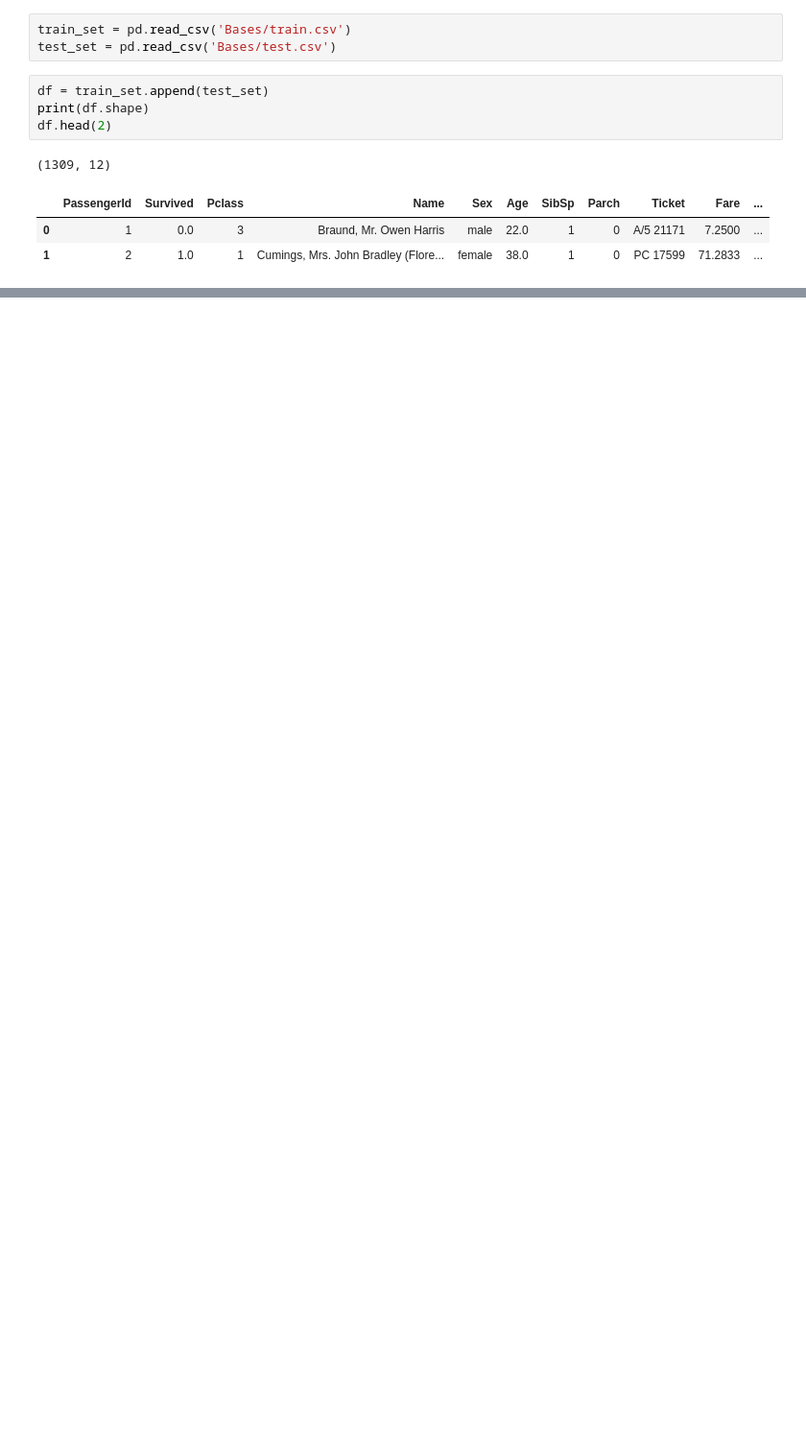
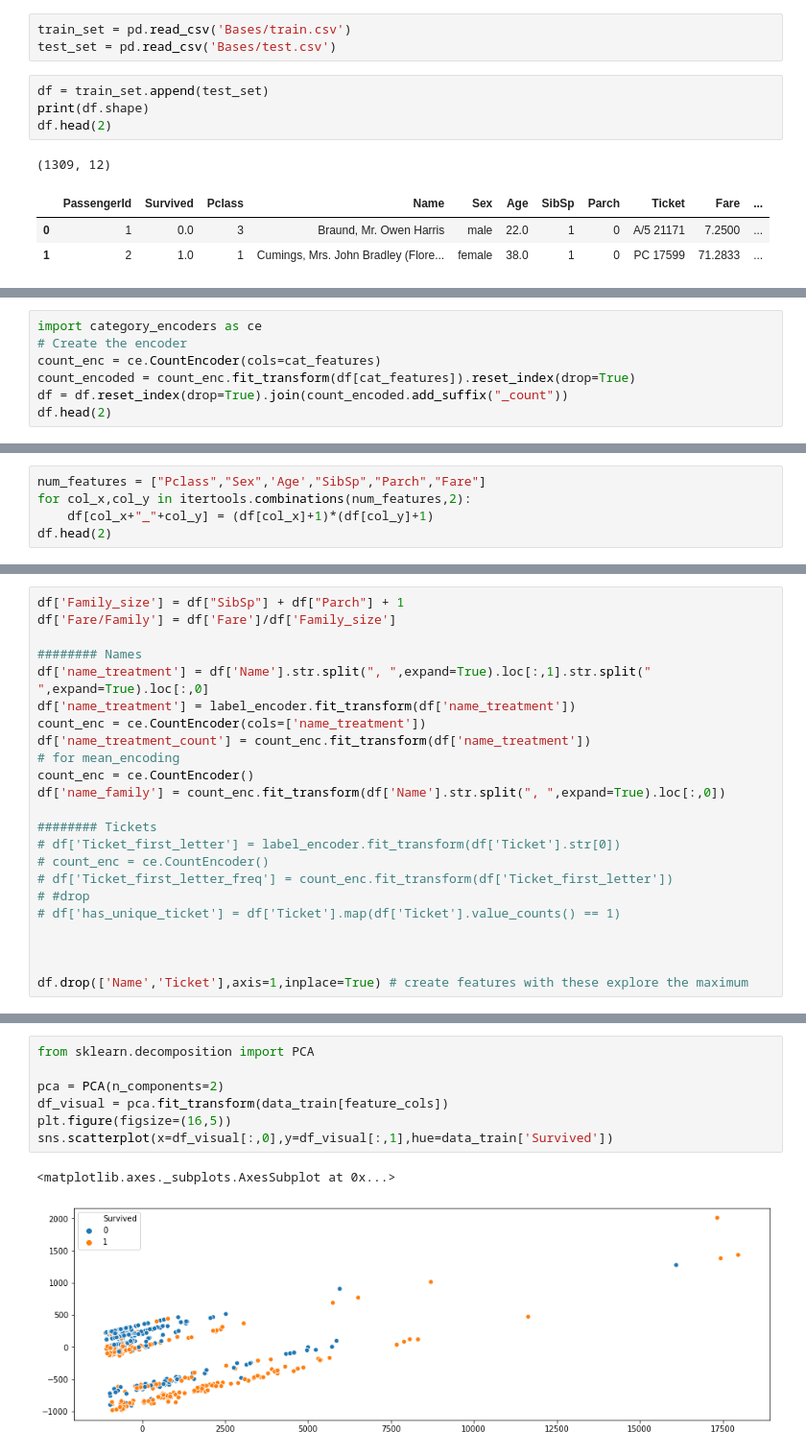
Before and after one commit to kisukegremory/Kaggle-Titanic, a Jupyter notebook: LightGBM - Kaggle Course Feature Engineering.ipynb, the cells around one changed output, grey strips where cells are left out. Shown: that part at 96% size. Drawn from its saved outputs; the diff is of its cells as text; blank space fills up the shorter version.

```diff
--- a/LightGBM - Kaggle Course Feature Engineering.ipynb
+++ b/LightGBM - Kaggle Course Feature Engineering.ipynb
@@ -51,0 +70,7 @@ df.head(2)
+# %%
+import category_encoders as ce
+# Create the encoder
+count_enc = ce.CountEncoder(cols=cat_features)
+count_encoded = count_enc.fit_transform(df[cat_features]).reset_index(drop=True)
+df = df.reset_index(drop=True).join(count_encoded.add_suffix("_count"))
+df.head(2)
@@ -51,0 +85,5 @@ df.head(2)
+# %%
+num_features = ["Pclass","Sex",'Age',"SibSp","Parch","Fare"]
+for col_x,col_y in itertools.combinations(num_features,2):
+    df[col_x+"_"+col_y] = (df[col_x]+1)*(df[col_y]+1)
+df.head(2)
@@ -51,0 +95,23 @@ df.head(2)
+# %%
+df['Family_size'] = df["SibSp"] + df["Parch"] + 1
+df['Fare/Family'] = df['Fare']/df['Family_size']
+
+######## Names
+df['name_treatment'] = df['Name'].str.split(", ",expand=True).loc[:,1].str.split(" ",expand=True).loc[:,0]
+df['name_treatment'] = label_encoder.fit_transform(df['name_treatment'])
+count_enc = ce.CountEncoder(cols=['name_treatment'])
+df['name_treatment_count'] = count_enc.fit_transform(df['name_treatment'])
+# for mean_encoding
+count_enc = ce.CountEncoder()
+df['name_family'] = count_enc.fit_transform(df['Name'].str.split(", ",expand=True).loc[:,0])
+
+######## Tickets
+# df['Ticket_first_letter'] = label_encoder.fit_transform(df['Ticket'].str[0])
+# count_enc = ce.CountEncoder()
+# df['Ticket_first_letter_freq'] = count_enc.fit_transform(df['Ticket_first_letter'])
+# #drop
+# df['has_unique_ticket'] = df['Ticket'].map(df['Ticket'].value_counts() == 1)
+
+
+
+df.drop(['Name','Ticket'],axis=1,inplace=True) # create features with these explore the maximum
@@ -118,0 +164,10 @@ Accuracy: 0.815 +- (0.041)
+# %%
+from sklearn.decomposition import PCA
+
+pca = PCA(n_components=2)
+df_visual = pca.fit_transform(data_train[feature_cols])
+plt.figure(figsize=(16,5))
+sns.scatterplot(x=df_visual[:,0],y=df_visual[:,1],hue=data_train['Survived'])
+# %% [output]
+<matplotlib.axes._subplots.AxesSubplot at 0x...>
+[figure, added]
```
Also changed, not shown: parts of 29 cells of this notebook, 13 other files.
